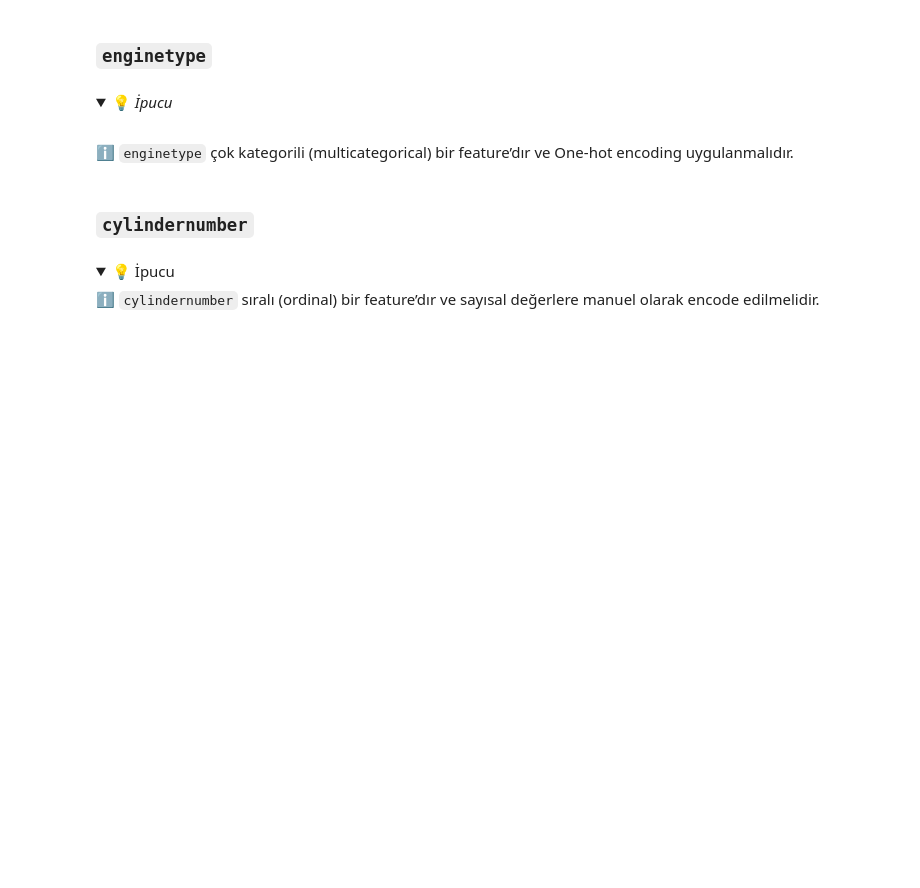
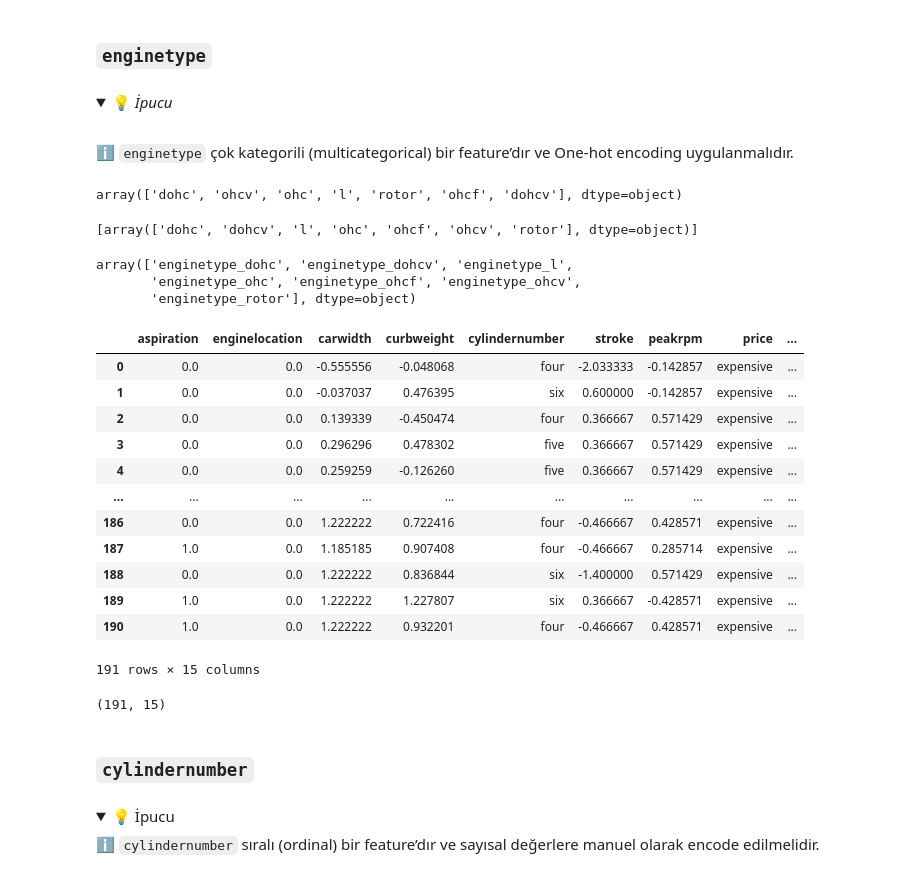
Before and after one commit to mertkaantopuz/S16D2-S-Data-car-prices, a Jupyter notebook: Car-Prices.ipynb, the cells around one changed output. Cells and saved outputs as stored; diff of their text form; code cells hidden in the pictures; folded sections open; blank space fills up the shorter version.

```diff
--- a/Car-Prices.ipynb
+++ b/Car-Prices.ipynb
@@ -358,5 +393,55 @@ DataFrame içinde, orijinal feature’ları encode edilmiş versiyonlarıyla de
+# %%
+df.enginetype.unique()
+# %% [output]
+array(['dohc', 'ohcv', 'ohc', 'l', 'rotor', 'ohcf', 'dohcv'], dtype=object)
+# %%
+from sklearn.preprocessing import OneHotEncoder
+
+# Instantiate a OneHotEncoder for the categorical feature EngineType
+ohe = OneHotEncoder(sparse_output=False)
+
+# Fitting it
+ohe.fit(df[['enginetype']])
+
+# Showing the categories detected by the encoder
+display(ohe.categories_)
+
+# Since Sklearn 1.1, we can retrieve the names of the generated columns
+display(ohe.get_feature_names_out())
+
+# Let's encode EngineType
+enginetype_encoded = ohe.transform(df[['enginetype']])
+
+# Now we store the encoded values in the dataframe
+df[ohe.get_feature_names_out()] = enginetype_encoded
+
+# We can get rid of the original column EngineType now
+df.drop(columns='enginetype', inplace = True)
+
+# And show df
+df
+# %% [output]
+[array(['dohc', 'dohcv', 'l', 'ohc', 'ohcf', 'ohcv', 'rotor'], dtype=object)]
+array(['enginetype_dohc', 'enginetype_dohcv', 'enginetype_l',
+       'enginetype_ohc', 'enginetype_ohcf', 'enginetype_ohcv',
+       'enginetype_rotor'], dtype=object)
+|  | aspiration | enginelocation | carwidth | curbweight | cylindernumber | stroke | peakrpm | price | ... |
+| 0 | 0.0 | 0.0 | -0.555556 | -0.048068 | four | -2.033333 | -0.142857 | expensive | ... |
+| 1 | 0.0 | 0.0 | -0.037037 | 0.476395 | six | 0.600000 | -0.142857 | expensive | ... |
+| 2 | 0.0 | 0.0 | 0.139339 | -0.450474 | four | 0.366667 | 0.571429 | expensive | ... |
+| 3 | 0.0 | 0.0 | 0.296296 | 0.478302 | five | 0.366667 | 0.571429 | expensive | ... |
+| 4 | 0.0 | 0.0 | 0.259259 | -0.126260 | five | 0.366667 | 0.571429 | expensive | ... |
+| ... | ... | ... | ... | ... | ... | ... | ... | ... | ... |
+| 186 | 0.0 | 0.0 | 1.222222 | 0.722416 | four | -0.466667 | 0.428571 | expensive | ... |
+| 187 | 1.0 | 0.0 | 1.185185 | 0.907408 | four | -0.466667 | 0.285714 | expensive | ... |
+| 188 | 0.0 | 0.0 | 1.222222 | 0.836844 | six | -1.400000 | 0.571429 | expensive | ... |
+| 189 | 1.0 | 0.0 | 1.222222 | 1.227807 | six | 0.366667 | -0.428571 | expensive | ... |
+| 190 | 1.0 | 0.0 | 1.222222 | 0.932201 | four | -0.466667 | 0.428571 | expensive | ... |
+191 rows × 15 columns
 # %%
 df.shape
+# %% [output]
+(191, 15)
 # %% [markdown]
 ### `cylindernumber`
 # %% [markdown]
```
Also changed, not shown: parts of 22 cells of this notebook, 2 other files.
